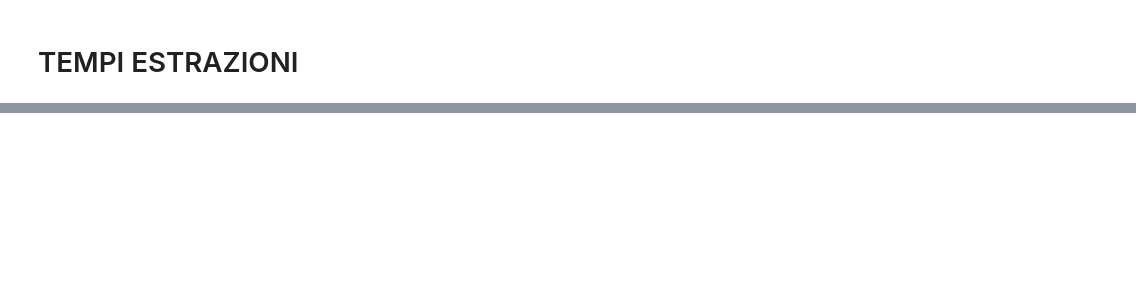
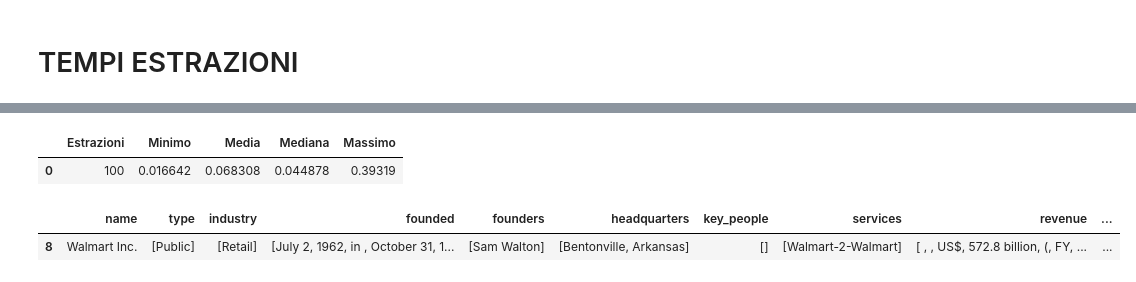
Before and after one commit to dedo99/Homework5, a Jupyter notebook: stats/wiki_stats.ipynb, the cells around one changed output, grey strips where cells are left out. Drawn from its saved outputs; the diff is of its cells as text; code cells hidden in the pictures; blank space fills up the shorter version.

```diff
--- a/stats/wiki_stats.ipynb
+++ b/stats/wiki_stats.ipynb
@@ -428,8 +990,21 @@ ax1.plot(df_time.head(100).index, df_time.head(100)['time'], color='blue')
 # %%
 times = [[100, df_time.head(100)['time'].min(), df_time.head(100)['time'].mean(), df_time.head(500)['time'].median(),
-          df_time.head(1000)['time'].max()]]
+          df_time.head(100)['time'].max()]]
 df_table = pd.DataFrame(times, columns=['Estrazioni', 'Minimo', 'Media', 'Mediana', 'Massimo'])
 df_table
+# %% [output]
+|  | Estrazioni | Minimo | Media | Mediana | Massimo |
+| 0 | 100 | 0.016642 | 0.068308 | 0.044878 | 0.39319 |
+# %%
+# print(df_table.Massimo)
+time = df_time.head(1)['time'].astype('float').values[0]
+value = df_table.Massimo.values[0]
+mask = df_time['time'].astype('float') == value
+filtered_df = df_time[df_time['time']== value]
+filtered_df
+# %% [output]
+|  | name | type | industry | founded | founders | headquarters | key_people | services | revenue | ... |
+| 8 | Walmart Inc. | [Public] | [Retail] | [July 2, 1962, in , October 31, 1... | [Sam Walton] | [Bentonville, Arkansas] | [] | [Walmart-2-Walmart] | [ , , US$, 572.8 billion, (, FY, ... | ... |
 # %%
 fig=plt.figure(figsize=(10,6))
 ax1 = fig.add_axes([0, 0, 1, 1])
```
Also changed, not shown: parts of 35 cells of this notebook, 2 other files.
